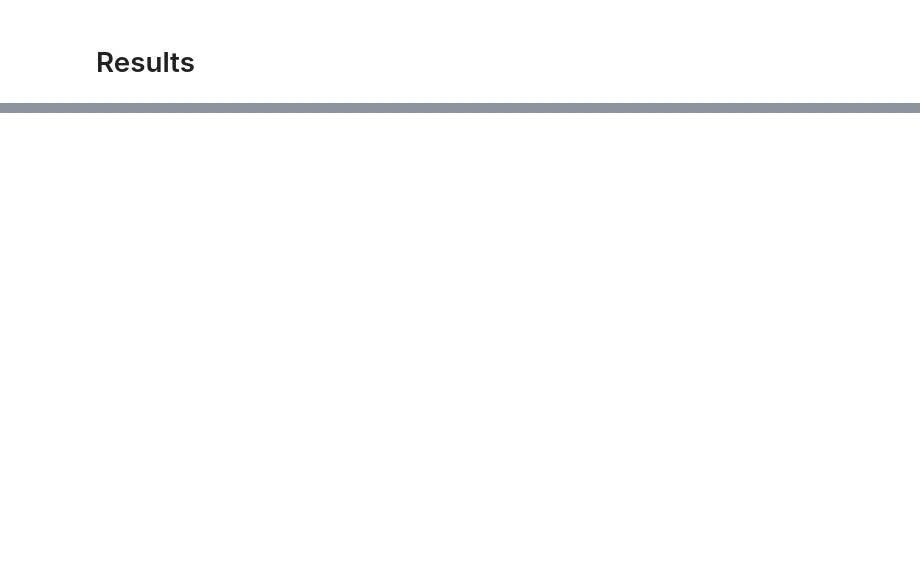
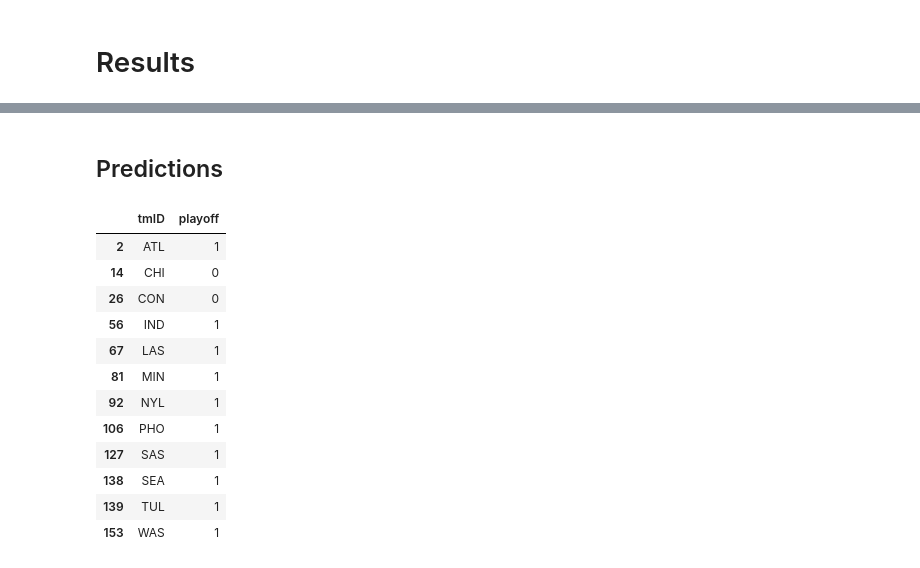
Before and after one commit to ttoino/feup-ac, a Jupyter notebook: src/classification.ipynb, the cells around one changed output, grey strips where cells are left out. Drawn from its saved outputs; the diff is of its cells as text; code cells hidden in the pictures; blank space fills up the shorter version.

```diff
--- a/src/classification.ipynb
+++ b/src/classification.ipynb
@@ -617,0 +730,32 @@ results_df.sort_values(by=["last year accuracy", "second to last year accuracy",
+# %% [markdown]
+## Predictions
+# %%
+best_model = max(results, key=lambda model: sum(r.accuracy for r in results[model]))
+
+last_year = df[df["year"] == df["year"].max()]
+
+X = last_year.drop(["playoff", "year", "tmID"], axis=1)  # Features
+y = best_model.predict(X)
+
+predictions_df = pd.DataFrame(
+    data={
+        "tmID": last_year["tmID"],
+        "playoff": y,
+    }
+)
+
+predictions_df
+# %% [output]
+|  | tmID | playoff |
+| 2 | ATL | 1 |
+| 14 | CHI | 0 |
+| 26 | CON | 0 |
+| 56 | IND | 1 |
+| 67 | LAS | 1 |
+| 81 | MIN | 1 |
+| 92 | NYL | 1 |
+| 106 | PHO | 1 |
+| 127 | SAS | 1 |
+| 138 | SEA | 1 |
+| 139 | TUL | 1 |
+| 153 | WAS | 1 |
```
Also changed, not shown: parts of 11 cells of this notebook, 2 other files.
